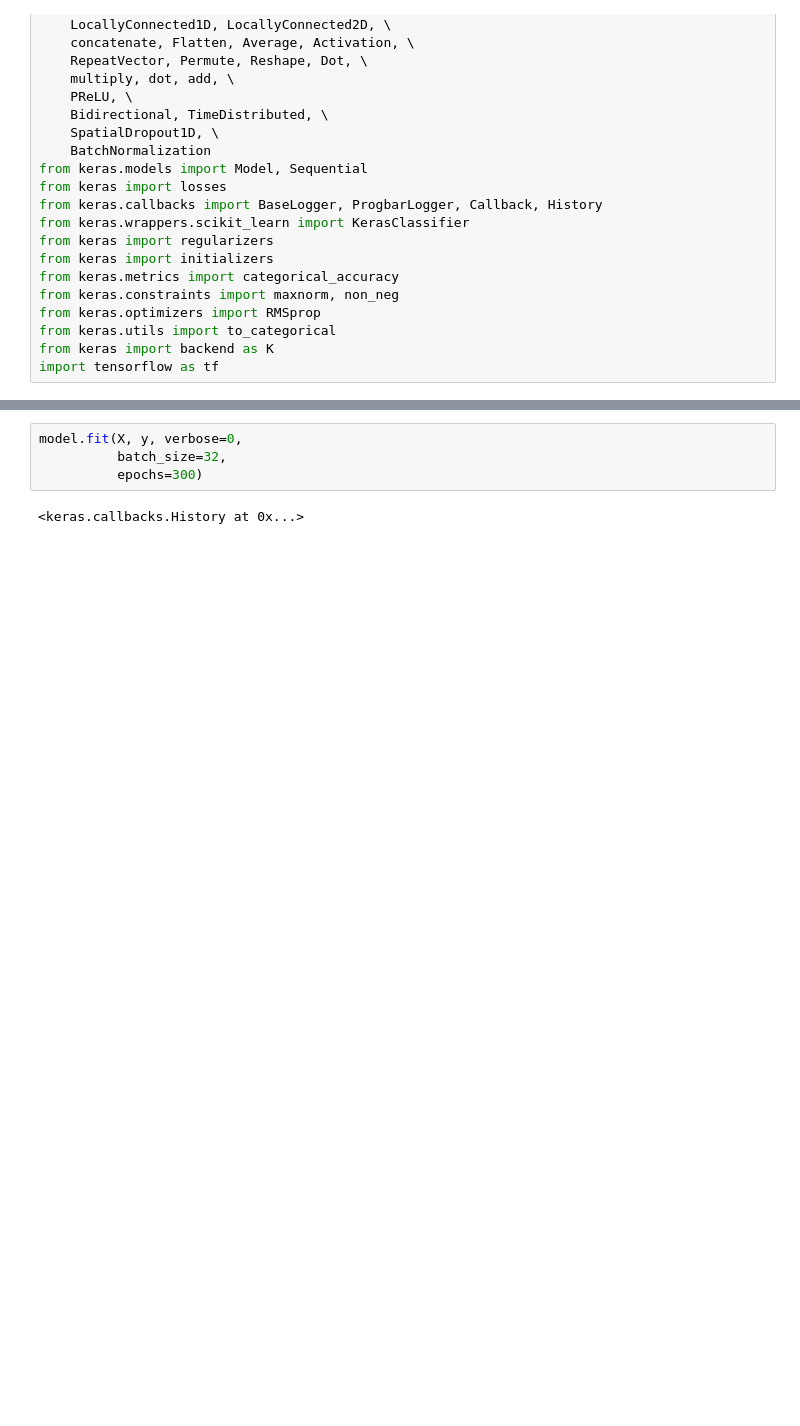
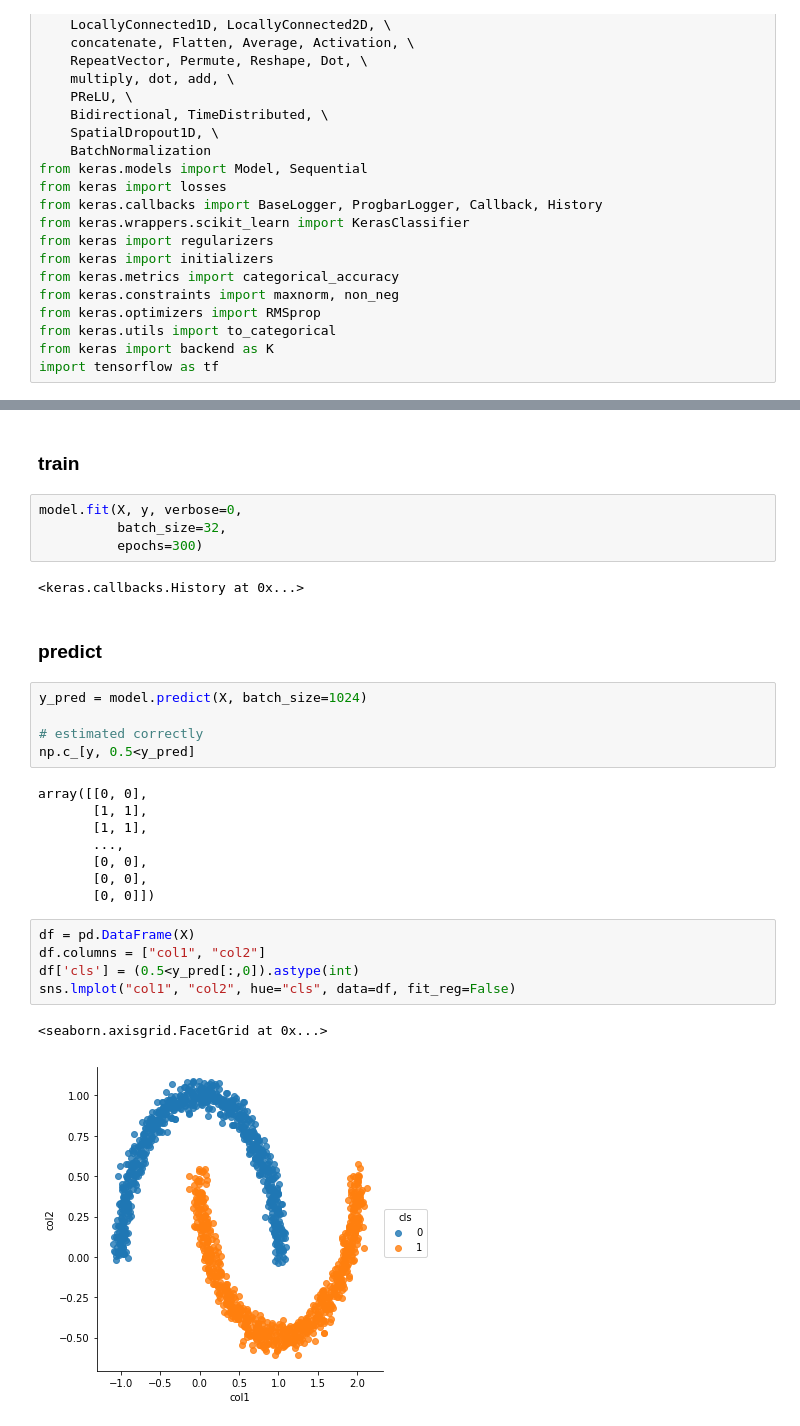
Before and after one commit to darecophoenixx/wordroid.sblo.jp, a Jupyter notebook: lib/keras_ex/GaussianKernel/demo/demo01.ipynb, the cells around one changed output, grey strips where cells are left out. Saved outputs shown, nothing was run; the diff lists cells and outputs as text; blank space fills up the shorter version.

```diff
--- a/lib/keras_ex/GaussianKernel/demo/demo01.ipynb
+++ b/lib/keras_ex/GaussianKernel/demo/demo01.ipynb
@@ -122,9 +127,34 @@ sns.lmplot("col1", "col2", hue="cls", data=df, fit_reg=False, size=6)
+# %% [markdown]
+### train
 # %%
 model.fit(X, y, verbose=0,
           batch_size=32,
           epochs=300)
 # %% [output]
 <keras.callbacks.History at 0x...>
+# %% [markdown]
+### predict
+# %%
+y_pred = model.predict(X, batch_size=1024)
+
+# estimated correctly
+np.c_[y, 0.5<y_pred]
+# %% [output]
+array([[0, 0],
+       [1, 1],
+       [1, 1],
+       ...,
+       [0, 0],
+       [0, 0],
+       [0, 0]])
+# %%
+df = pd.DataFrame(X)
+df.columns = ["col1", "col2"]
+df['cls'] = (0.5<y_pred[:,0]).astype(int)
+sns.lmplot("col1", "col2", hue="cls", data=df, fit_reg=False)
+# %% [output]
+<seaborn.axisgrid.FacetGrid at 0x...>
+[figure, added]
 # %%
 h = .01
 x_min, x_max = X[:, 0].min() - .1, X[:, 0].max() + .1
```
Also changed, not shown: parts of 12 cells of this notebook.
